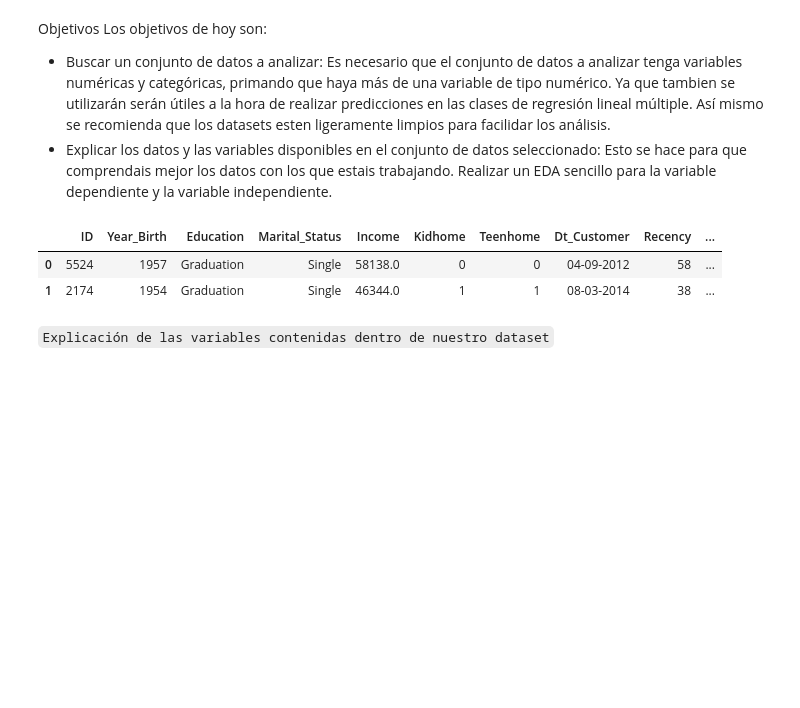
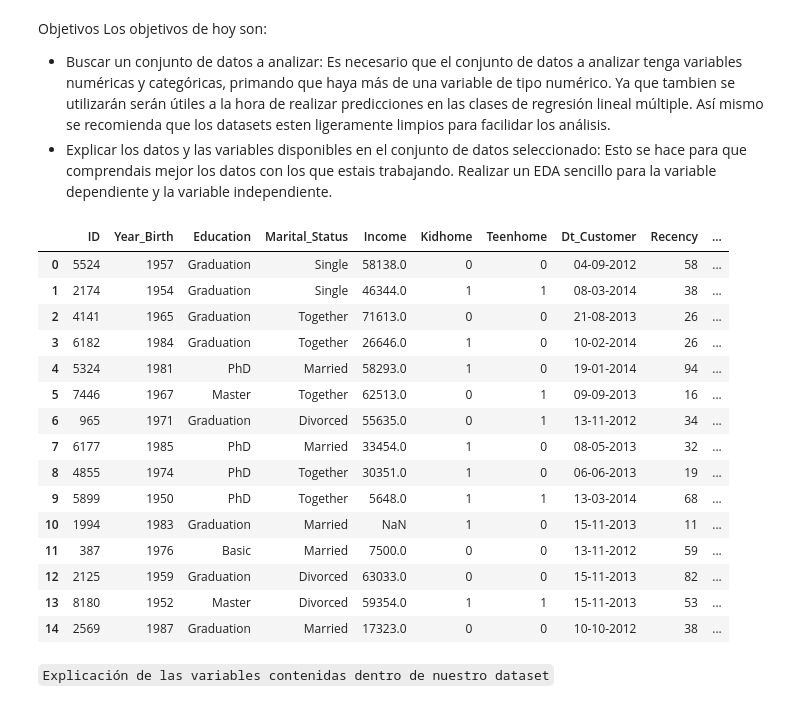
Before and after one commit to Adalab/Adalab-DA-promo-b-modulo-3-sprint-1-Chloe-Diana, a Jupyter notebook: Regresion_lineal/modulo-3-ejercicio-1-regresion-lineal-intro.ipynb, the cells around one changed output. Saved outputs shown, nothing was run; the diff lists cells and outputs as text; code cells hidden in the pictures; blank space fills up the shorter version.

```diff
--- a/Regresion_lineal/modulo-3-ejercicio-1-regresion-lineal-intro.ipynb
+++ b/Regresion_lineal/modulo-3-ejercicio-1-regresion-lineal-intro.ipynb
@@ -36,11 +36,24 @@ warnings.filterwarnings('ignore')
 pd.options.display.max_columns=None
 # %%
 df = pd.read_csv('../Datos/marketing_campaign.csv', sep='\t')
-df.head(2)
+df.head(15)
 # %% [output]
 |  | ID | Year_Birth | Education | Marital_Status | Income | Kidhome | Teenhome | Dt_Customer | Recency | ... |
 | 0 | 5524 | 1957 | Graduation | Single | 58138.0 | 0 | 0 | 04-09-2012 | 58 | ... |
 | 1 | 2174 | 1954 | Graduation | Single | 46344.0 | 1 | 1 | 08-03-2014 | 38 | ... |
+| 2 | 4141 | 1965 | Graduation | Together | 71613.0 | 0 | 0 | 21-08-2013 | 26 | ... |
+| 3 | 6182 | 1984 | Graduation | Together | 26646.0 | 1 | 0 | 10-02-2014 | 26 | ... |
+| 4 | 5324 | 1981 | PhD | Married | 58293.0 | 1 | 0 | 19-01-2014 | 94 | ... |
+| 5 | 7446 | 1967 | Master | Together | 62513.0 | 0 | 1 | 09-09-2013 | 16 | ... |
+| 6 | 965 | 1971 | Graduation | Divorced | 55635.0 | 0 | 1 | 13-11-2012 | 34 | ... |
+| 7 | 6177 | 1985 | PhD | Married | 33454.0 | 1 | 0 | 08-05-2013 | 32 | ... |
+| 8 | 4855 | 1974 | PhD | Together | 30351.0 | 1 | 0 | 06-06-2013 | 19 | ... |
+| 9 | 5899 | 1950 | PhD | Together | 5648.0 | 1 | 1 | 13-03-2014 | 68 | ... |
+| 10 | 1994 | 1983 | Graduation | Married | NaN | 1 | 0 | 15-11-2013 | 11 | ... |
+| 11 | 387 | 1976 | Basic | Married | 7500.0 | 0 | 0 | 13-11-2012 | 59 | ... |
+| 12 | 2125 | 1959 | Graduation | Divorced | 63033.0 | 0 | 0 | 15-11-2013 | 82 | ... |
+| 13 | 8180 | 1952 | Master | Divorced | 59354.0 | 1 | 1 | 15-11-2013 | 53 | ... |
+| 14 | 2569 | 1987 | Graduation | Married | 17323.0 | 0 | 0 | 10-10-2012 | 38 | ... |
 # %% [markdown]
 ` Explicación de las variables contenidas dentro de nuestro dataset `
 # %% [markdown]
```
Also changed, not shown: parts of 13 cells of this notebook, 2 other files.
